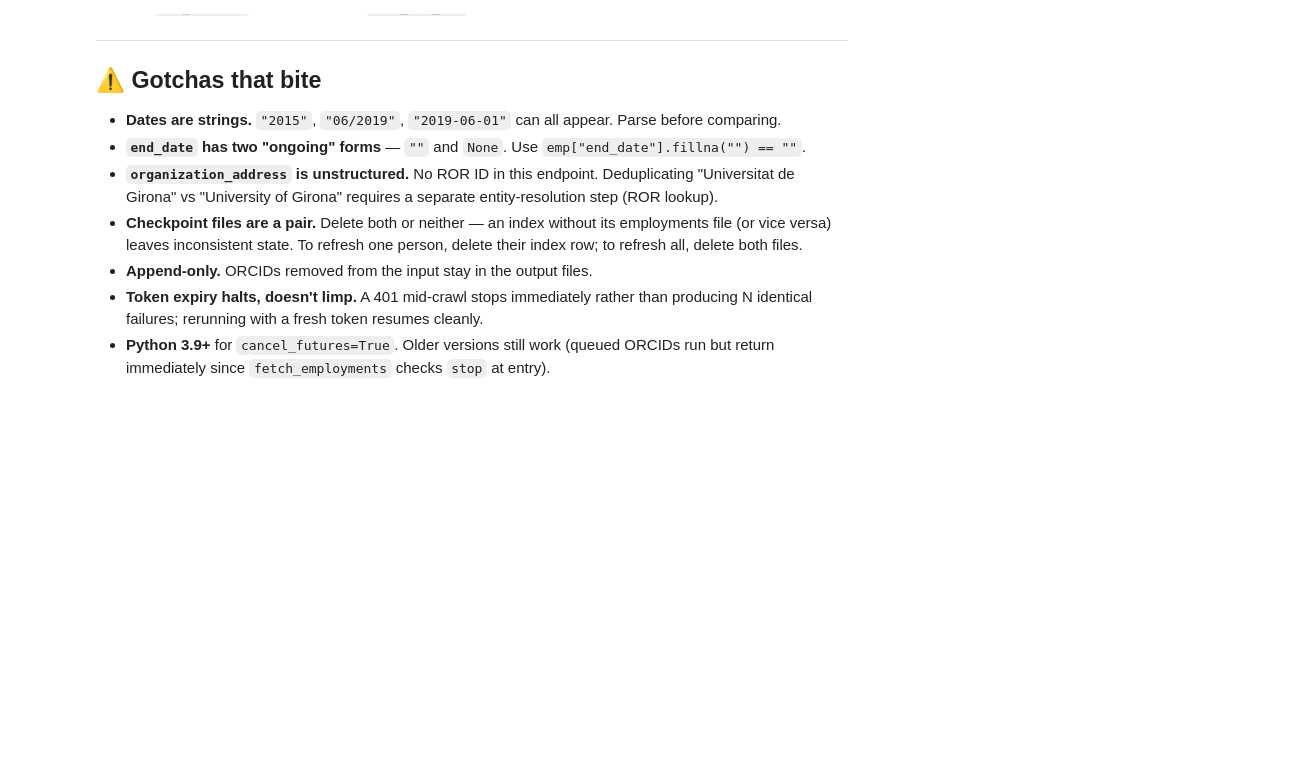
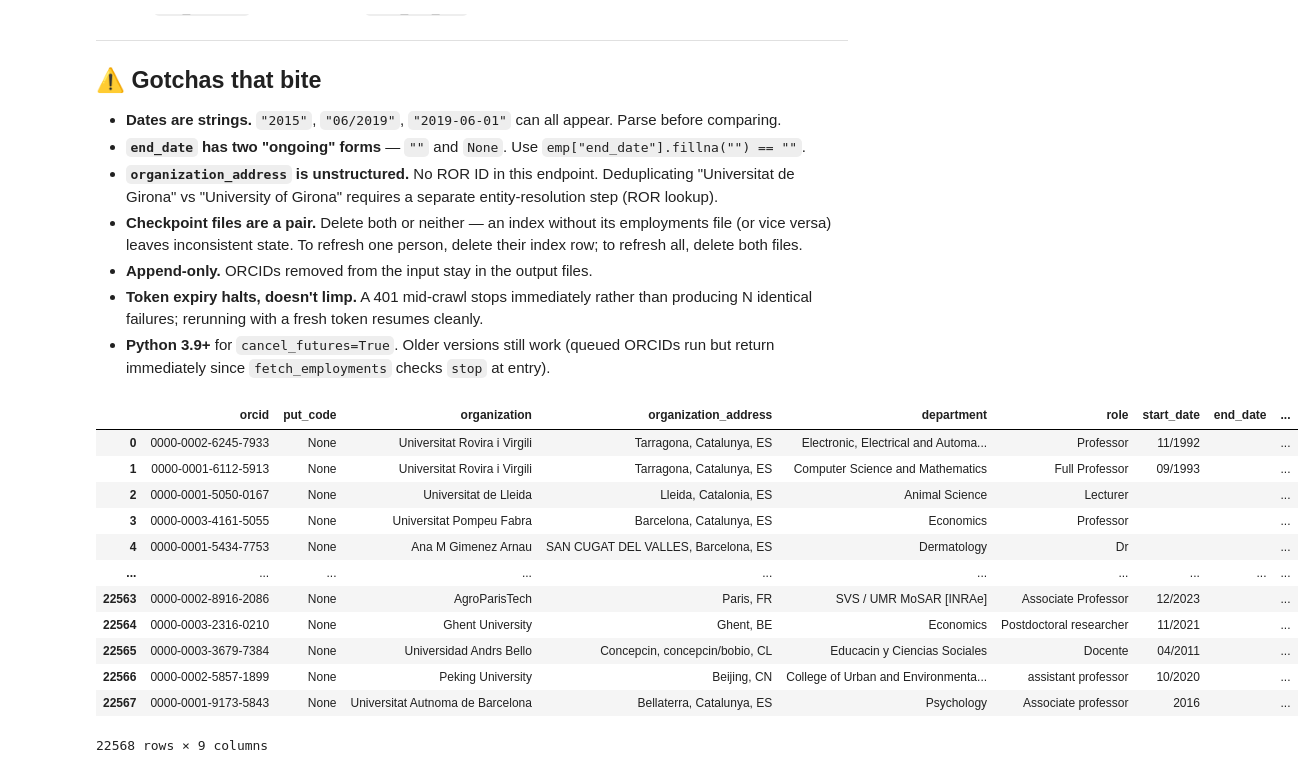
Before and after one commit to AdriRed/science-squared-avbd, a Jupyter notebook: notebooks/adri_02.2_enrich_authors_data.ipynb, the cells around one changed output. Saved outputs shown, nothing was run; the diff lists cells and outputs as text; code cells hidden in the pictures; blank space fills up the shorter version.

Commit message:
finished loading data

```diff
--- a/notebooks/adri_02.2_enrich_authors_data.ipynb
+++ b/notebooks/adri_02.2_enrich_authors_data.ipynb
@@ -476,3 +476,19 @@ if __name__ == "__main__":
             print(f"  pending: {pending} ORCIDs still un-crawled "
                   f"(they are NOT in the index)")
             print("  → rerun this cell to resume exactly where it stopped.")
+# %%
+pd.read_parquet('../data/orcid_employments.parquet')
+# %% [output]
+|  | orcid | put_code | organization | organization_address | department | role | start_date | end_date | ... |
+| 0 | 0000-0002-6245-7933 | None | Universitat Rovira i Virgili | Tarragona, Catalunya, ES | Electronic, Electrical and Automa... | Professor | 11/1992 |  | ... |
+| 1 | 0000-0001-6112-5913 | None | Universitat Rovira i Virgili | Tarragona, Catalunya, ES | Computer Science and Mathematics | Full Professor | 09/1993 |  | ... |
+| 2 | 0000-0001-5050-0167 | None | Universitat de Lleida | Lleida, Catalonia, ES | Animal Science | Lecturer |  |  | ... |
+| 3 | 0000-0003-4161-5055 | None | Universitat Pompeu Fabra | Barcelona, Catalunya, ES | Economics | Professor |  |  | ... |
+| 4 | 0000-0001-5434-7753 | None | Ana M Gimenez Arnau | SAN CUGAT DEL VALLES, Barcelona, ES | Dermatology | Dr |  |  | ... |
+| ... | ... | ... | ... | ... | ... | ... | ... | ... | ... |
+| 22563 | 0000-0002-8916-2086 | None | AgroParisTech | Paris, FR | SVS / UMR MoSAR [INRAe] | Associate Professor | 12/2023 |  | ... |
+| 22564 | 0000-0003-2316-0210 | None | Ghent University | Ghent, BE | Economics | Postdoctoral researcher | 11/2021 |  | ... |
+| 22565 | 0000-0003-3679-7384 | None | Universidad Andrs Bello | Concepcin, concepcin/bobio, CL | Educacin y Ciencias Sociales | Docente | 04/2011 |  | ... |
+| 22566 | 0000-0002-5857-1899 | None | Peking University | Beijing, CN | College of Urban and Environmenta... | assistant professor | 10/2020 |  | ... |
+| 22567 | 0000-0001-9173-5843 | None | Universitat Autnoma de Barcelona | Bellaterra, Catalunya, ES | Psychology | Associate professor | 2016 |  | ... |
+22568 rows × 9 columns
```
Also changed, not shown: 2 other files.
